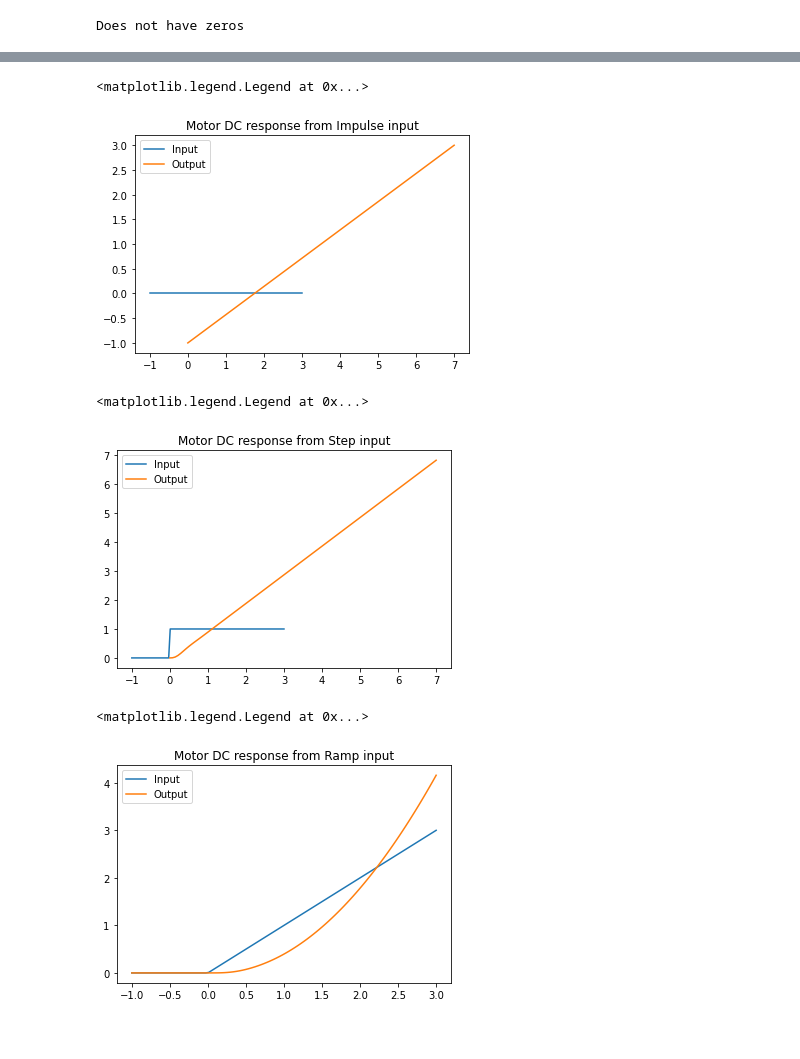
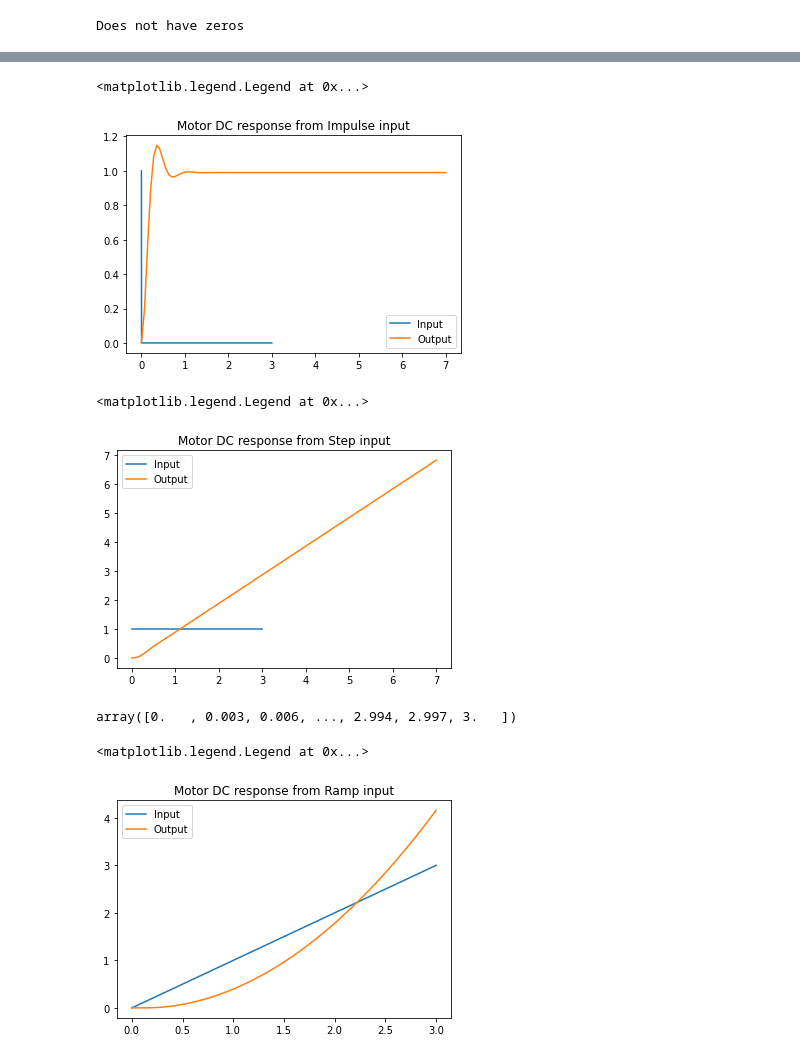
Before and after one commit to 2001engenharia/Control-System-Lectures, a Jupyter notebook: src/03_stability_time_domain_specifications/dc_motor.ipynb, the cells around one changed output, grey strips where cells are left out. Drawn from its saved outputs; the diff is of its cells as text; code cells hidden in the pictures.

```diff
--- a/src/03_stability_time_domain_specifications/dc_motor.ipynb
+++ b/src/03_stability_time_domain_specifications/dc_motor.ipynb
@@ -85,19 +72,20 @@ Does not have zeros
 # %%
 # Motor response
 
-impulse_input = t==0;
-step_input = t>=0;
-ramp = t*step_input;
+t = np.linspace(0,3,1001)
+impulse_input = t==0
+step_input = t>=0
+ramp = t*step_input
 
 # Impulse
 plt.plot(t,impulse_input)
 t1, y_imp = impulse(G);
-plt.plot(y_imp,t)
+plt.plot(y_imp,t1)
 plt.title('Motor DC response from Impulse input')
 plt.legend(['Input','Output'])
 # %% [output]
 <matplotlib.legend.Legend at 0x...>
-[figure, old version]
+[figure, new version]
 # %%
 # Step
 plt.plot(t,step_input)
@@ -107,7 +95,11 @@ plt.title('Motor DC response from Step input')
 plt.legend(['Input','Output'])
 # %% [output]
 <matplotlib.legend.Legend at 0x...>
-[figure, old version]
+[figure, new version]
+# %%
+ramp
+# %% [output]
+array([0.   , 0.003, 0.006, ..., 2.994, 2.997, 3.   ])
 # %%
 # Ramp
 [T,Y,X] = lsim(G, ramp, t);
@@ -117,7 +109,7 @@ plt.title('Motor DC response from Ramp input')
 plt.legend(['Input','Output'])
 # %% [output]
 <matplotlib.legend.Legend at 0x...>
-[figure, old version]
+[figure, new version]
 # %%
 # Senoidal input
 sin_input = 0.5 * np.sin(np.pi*t);  # 1Hz
```
Also changed, not shown: parts of 7 cells of this notebook, 3 other files.
